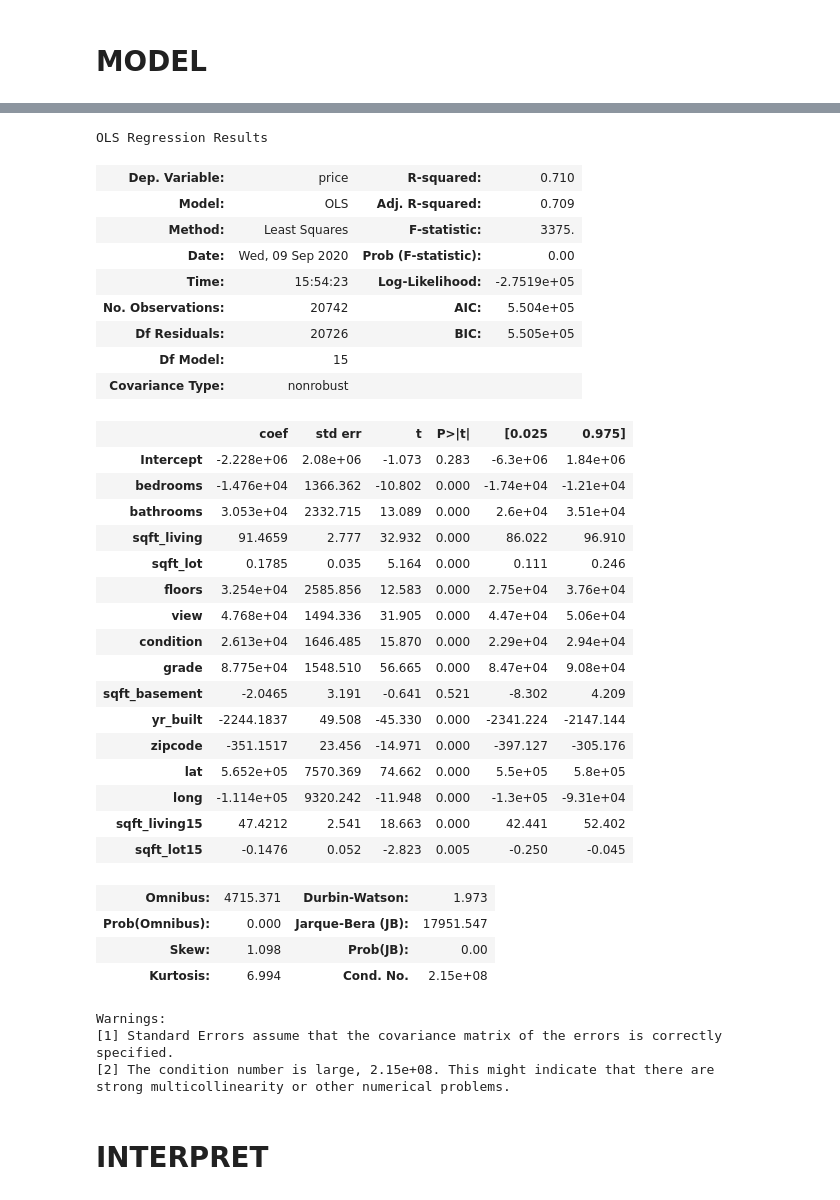
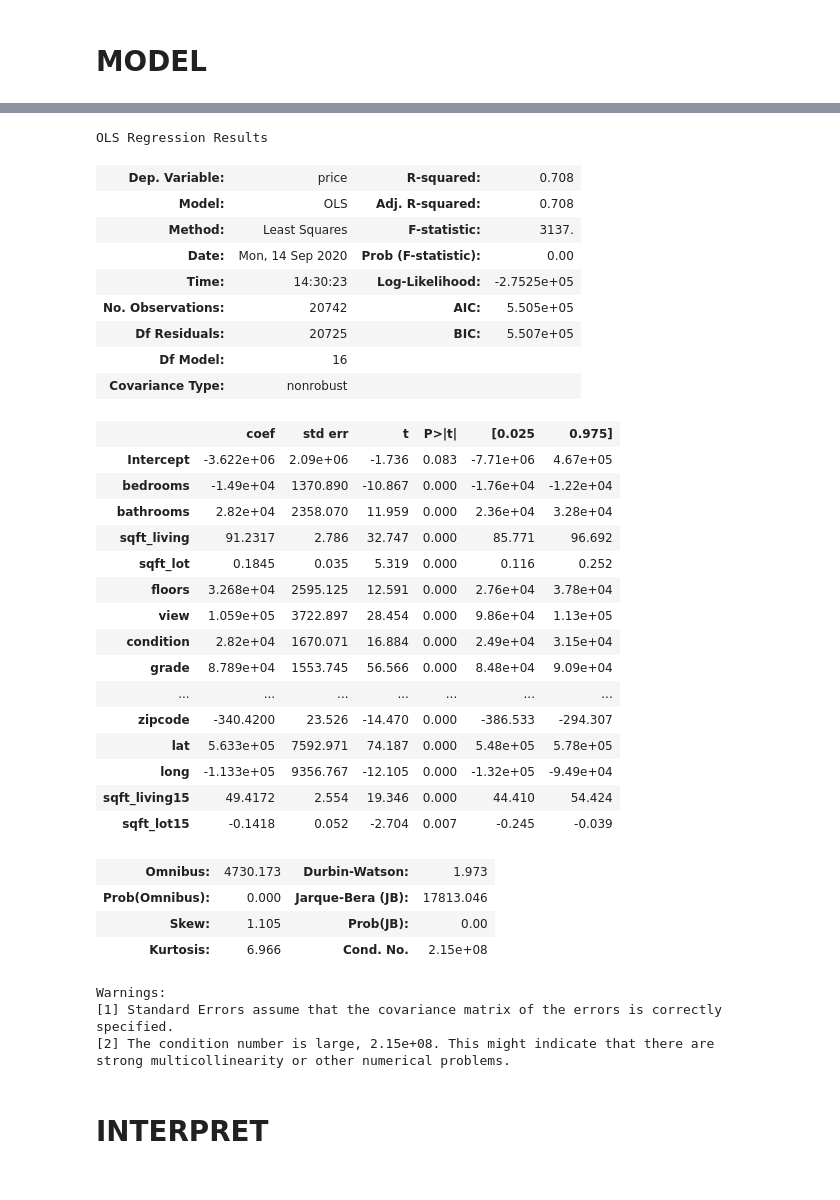
Before and after one commit to jhusney1/dsc-mod-2-project-v2-1-onl01-dtsc-ft-070620, a Jupyter notebook: student.ipynb, the cells around one changed output, grey strips where cells are left out. Saved outputs shown, nothing was run; the diff lists cells and outputs as text; code cells hidden in the pictures.

```diff
--- a/student.ipynb
+++ b/student.ipynb
@@ -333,5 +393,6 @@ sns.boxplot(kings_county_sales_df[target])
 # %%
 import scipy
-z_price = scipy.stats.zscore(kings_county_sales_df['price'])
+z_price = scipy.stats.zscore(kings_df['price'])
+z_price = np.abs(z_price)
 z_price
 # %% [output]
@@ -349,7 +405,9 @@ sns.distplot(kings_county_sales_df[z_price < 3]['price'])
 <matplotlib.axes._subplots.AxesSubplot at 0x...>
 [figure]
 # %%
-kings_county_sales_df = kings_county_sales_df[z_price < 3]
-kings_county_sales_df.shape
+# Make changes
+kings_df = kings_df[z_price < 3]
+kings_df.shape
+
 # Maybe go back and remove more outliers from other cols based on modelling
 # %% [output]
@@ -366,4 +441,4 @@ def check_multicol(df):
 # %%
-kings_county_sales_df.drop(['sqft_above'], inplace=True, axis=1)
-kings_county_sales_df
+kings_df.drop(['sqft_above'], inplace=True, axis=1)
+kings_df.head()
 # %% [output]
@@ -396,7 +455,7 @@ check_multicol(kings_county_sales_df)
 # MODEL
 # %%
 outcome = 'price'
-x_cols = list(kings_county_sales_df.drop(['price', 'date'], axis=1).columns)
+x_cols = list(kings_df.drop(['price', 'date'], axis=1).columns)
 x_cols
 # %% [output]
 ['bedrooms',
@@ -424,38 +484,37 @@ formula
 # %%
-model = ols(formula=formula, data=kings_county_sales_df).fit()
+model = ols(formula=formula, data=kings_df).fit()
 model.summary()
 # %% [output]
 OLS Regression Results
-| Dep. Variable: | price | R-squared: | 0.710 |
-| Model: | OLS | Adj. R-squared: | 0.709 |
-| Method: | Least Squares | F-statistic: | 3375. |
-| Date: | Wed, 09 Sep 2020 | Prob (F-statistic): | 0.00 |
-| Time: | 15:54:23 | Log-Likelihood: | -2.7519e+05 |
-| No. Observations: | 20742 | AIC: | 5.504e+05 |
-| Df Residuals: | 20726 | BIC: | 5.505e+05 |
-| Df Model: | 15 |  |  |
+| Dep. Variable: | price | R-squared: | 0.708 |
+| Model: | OLS | Adj. R-squared: | 0.708 |
+| Method: | Least Squares | F-statistic: | 3137. |
+| Date: | Mon, 14 Sep 2020 | Prob (F-statistic): | 0.00 |
+| Time: | 14:30:23 | Log-Likelihood: | -2.7525e+05 |
+| No. Observations: | 20742 | AIC: | 5.505e+05 |
+| Df Residuals: | 20725 | BIC: | 5.507e+05 |
+| Df Model: | 16 |  |  |
 | Covariance Type: | nonrobust |  |  |
 |  | coef | std err | t | P>|t| | [0.025 | 0.975] |
-| Intercept | -2.228e+06 | 2.08e+06 | -1.073 | 0.283 | -6.3e+06 | 1.84e+06 |
-| bedrooms | -1.476e+04 | 1366.362 | -10.802 | 0.000 | -1.74e+04 | -1.21e+04 |
-| bathrooms | 3.053e+04 | 2332.715 | 13.089 | 0.000 | 2.6e+04 | 3.51e+04 |
-| sqft_living | 91.4659 | 2.777 | 32.932 | 0.000 | 86.022 | 96.910 |
-| sqft_lot | 0.1785 | 0.035 | 5.164 | 0.000 | 0.111 | 0.246 |
-| floors | 3.254e+04 | 2585.856 | 12.583 | 0.000 | 2.75e+04 | 3.76e+04 |
-| view | 4.768e+04 | 1494.336 | 31.905 | 0.000 | 4.47e+04 | 5.06e+04 |
-| condition | 2.613e+04 | 1646.485 | 15.870 | 0.000 | 2.29e+04 | 2.94e+04 |
-| grade | 8.775e+04 | 1548.510 | 56.665 | 0.000 | 8.47e+04 | 9.08e+04 |
-| sqft_basement | -2.0465 | 3.191 | -0.641 | 0.521 | -8.302 | 4.209 |
-| yr_built | -2244.1837 | 49.508 | -45.330 | 0.000 | -2341.224 | -2147.144 |
-| zipcode | -351.1517 | 23.456 | -14.971 | 0.000 | -397.127 | -305.176 |
-| lat | 5.652e+05 | 7570.369 | 74.662 | 0.000 | 5.5e+05 | 5.8e+05 |
-| long | -1.114e+05 | 9320.242 | -11.948 | 0.000 | -1.3e+05 | -9.31e+04 |
-| sqft_living15 | 47.4212 | 2.541 | 18.663 | 0.000 | 42.441 | 52.402 |
-| sqft_lot15 | -0.1476 | 0.052 | -2.823 | 0.005 | -0.250 | -0.045 |
+| Intercept | -3.622e+06 | 2.09e+06 | -1.736 | 0.083 | -7.71e+06 | 4.67e+05 |
+| bedrooms | -1.49e+04 | 1370.890 | -10.867 | 0.000 | -1.76e+04 | -1.22e+04 |
+| bathrooms | 2.82e+04 | 2358.070 | 11.959 | 0.000 | 2.36e+04 | 3.28e+04 |
+| sqft_living | 91.2317 | 2.786 | 32.747 | 0.000 | 85.771 | 96.692 |
+| sqft_lot | 0.1845 | 0.035 | 5.319 | 0.000 | 0.116 | 0.252 |
+| floors | 3.268e+04 | 2595.125 | 12.591 | 0.000 | 2.76e+04 | 3.78e+04 |
+| view | 1.059e+05 | 3722.897 | 28.454 | 0.000 | 9.86e+04 | 1.13e+05 |
+| condition | 2.82e+04 | 1670.071 | 16.884 | 0.000 | 2.49e+04 | 3.15e+04 |
+| grade | 8.789e+04 | 1553.745 | 56.566 | 0.000 | 8.48e+04 | 9.09e+04 |
+| ... | ... | ... | ... | ... | ... | ... |
+| zipcode | -340.4200 | 23.526 | -14.470 | 0.000 | -386.533 | -294.307 |
+| lat | 5.633e+05 | 7592.971 | 74.187 | 0.000 | 5.48e+05 | 5.78e+05 |
+| long | -1.133e+05 | 9356.767 | -12.105 | 0.000 | -1.32e+05 | -9.49e+04 |
+| sqft_living15 | 49.4172 | 2.554 | 19.346 | 0.000 | 44.410 | 54.424 |
+| sqft_lot15 | -0.1418 | 0.052 | -2.704 | 0.007 | -0.245 | -0.039 |
-| Omnibus: | 4715.371 | Durbin-Watson: | 1.973 |
-| Prob(Omnibus): | 0.000 | Jarque-Bera (JB): | 17951.547 |
-| Skew: | 1.098 | Prob(JB): | 0.00 |
-| Kurtosis: | 6.994 | Cond. No. | 2.15e+08 |
+| Omnibus: | 4730.173 | Durbin-Watson: | 1.973 |
+| Prob(Omnibus): | 0.000 | Jarque-Bera (JB): | 17813.046 |
+| Skew: | 1.105 | Prob(JB): | 0.00 |
+| Kurtosis: | 6.966 | Cond. No. | 2.15e+08 |
 Warnings:
 [1] Standard Errors assume that the covariance matrix of the errors is correctly specified.
 [2] The condition number is large, 2.15e+08. This might indicate that there are
```
Also changed, not shown: parts of 67 cells of this notebook.
